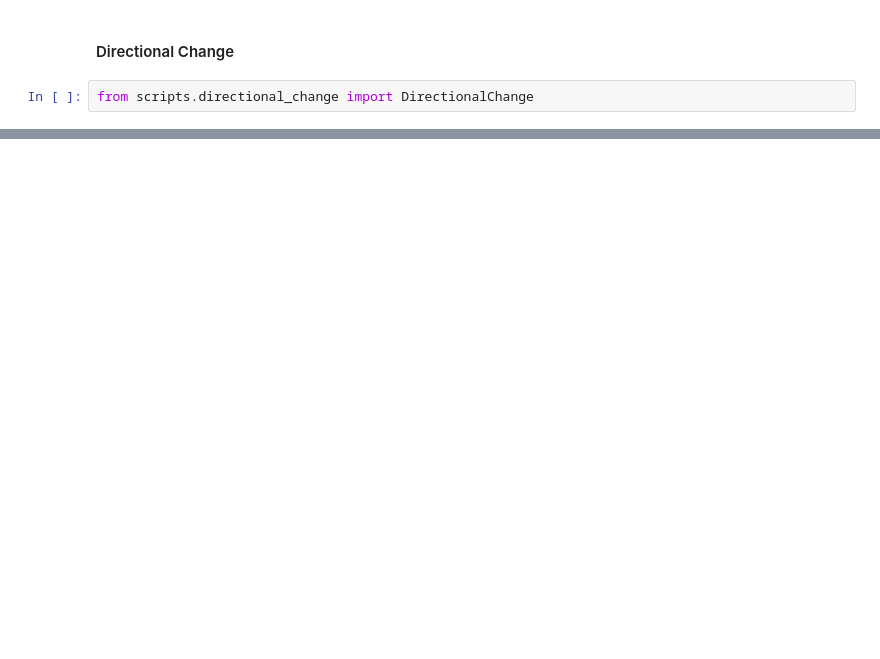
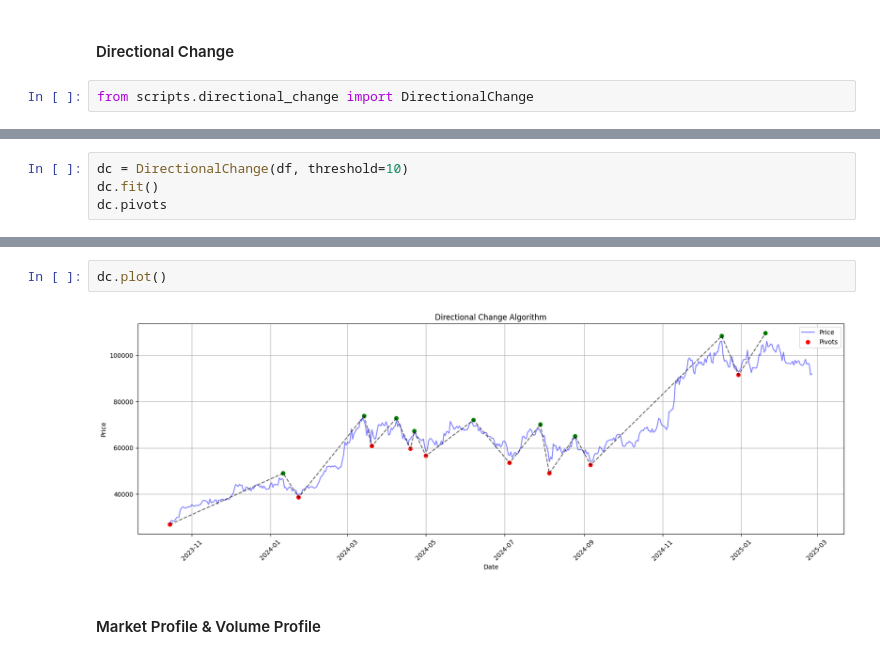
Before and after one commit to devknowscode/trading_technical, a Jupyter notebook: support_and_resistance_researching.ipynb, the cells around one changed output, grey strips where cells are left out. Drawn from its saved outputs; the diff is of its cells as text; blank space fills up the shorter version.

```diff
--- a/support_and_resistance_researching.ipynb
+++ b/support_and_resistance_researching.ipynb
@@ -734,0 +702,4 @@ plt.show()
+# %%
+dc = DirectionalChange(df, threshold=10)
+dc.fit()
+dc.pivots
@@ -734,0 +725,6 @@ plt.show()
+# %%
+dc.plot()
+# %% [output]
+[figure, added]
+# %% [markdown]
+#### Market Profile & Volume Profile
```
Also changed, not shown: parts of 45 cells of this notebook, 5 other files.
